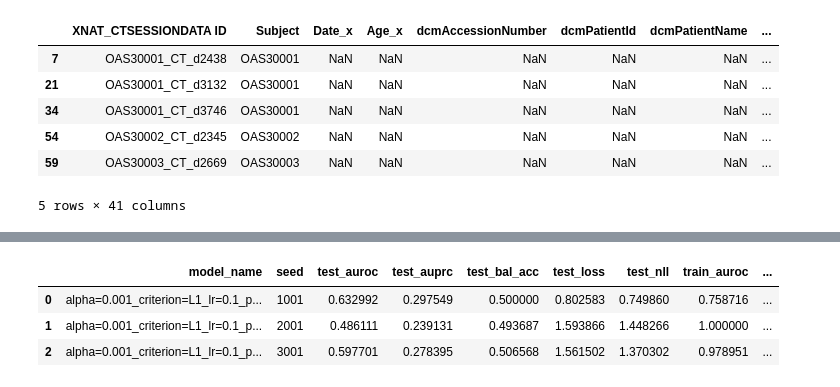
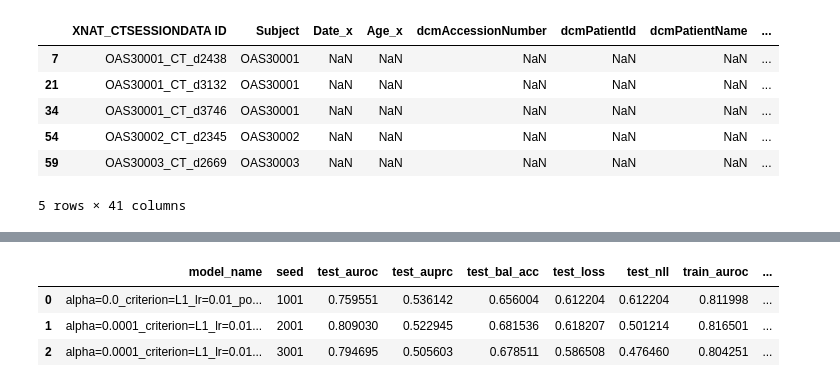
Before and after one commit to ethanharvey98/pooling, a Jupyter notebook: notebooks/oasis-3_ct.ipynb, the cells around one changed output, grey strips where cells are left out. Saved outputs shown, nothing was run; the diff lists cells and outputs as text; code cells hidden in the pictures.

```diff
--- a/notebooks/oasis-3_ct.ipynb
+++ b/notebooks/oasis-3_ct.ipynb
@@ -114,0 +170,17 @@ def print_job(
+# %%
+alphas = [1.0, 0.1, 0.01, 0.001, 0.0001, 1e-05, 1e-06, 0.0]
+batch_size = 4
+criterions = ['L2']
+dataset_dir = '/cluster/tufts/hugheslab/datasets/OASIS-3_MRI_numpy'
+epochs = 100
+experiments_dir = '/cluster/tufts/hugheslab/eharve06/pooling/experiments/OASIS-3_MRI_3D_ResNet-18'
+experiments_dir = '/cluster/tufts/hugheslab/eharve06/pooling/experiments/OASIS-3_MRI_OnTheDesign'
+lrs = [0.1, 0.01, 0.001, 0.0001]
+save = True
+seeds = [1001, 2001, 3001]
+weight_decay = 0.0
+
+for alpha, criterion, lr, seed in itertools.product(alphas, criterions, lrs, seeds):
+
+    print_job(alpha, batch_size, criterion, dataset_dir, epochs,
+              experiments_dir, lr, save, seed, weight_decay)
@@ -159,13 +230,14 @@ beta = 0.0
 batch_size = 64
 criterions = ['L1']
 dataset_dir = '/cluster/tufts/hugheslab/eharve06/encoded_OASIS-3_CT/ViT_B_16'
-#dataset_dir = '/cluster/tufts/hugheslab/eharve06/encoded_OASIS-3_MRI/ViT_B_16'
+dataset_dir = '/cluster/tufts/hugheslab/eharve06/encoded_OASIS-3_MRI/ViT_B_16'
 epochs = 1000
 embedding_level = False
 experiments_dir = '/cluster/tufts/hugheslab/eharve06/pooling/experiments/OASIS-3_CT_embedding_level=False'
 #experiments_dir = '/cluster/tufts/hugheslab/eharve06/pooling/experiments/OASIS-3_MRI_embedding_level=False'
+experiments_dir = '/cluster/tufts/hugheslab/eharve06/pooling/experiments/RSNA_embedding_level=True'
 lrs = [0.1, 0.01, 0.001, 0.0001]
-poolings = ['ABMIL']
+poolings = ['SmAP']
 save = True
 seeds = [1001, 2001, 3001]
 weight_decay = 0.0
@@ -199,0 +319,5 @@ print(f"{df.test_auroc.mean():.3f} +/- {df.test_auroc.std():.3f}")
+# %%
+temp_df = pd.read_csv(f"{experiments_dir}/alpha=0.0_criterion=L2_lr=0.01_seed=1001.csv")
+
+plt.plot(temp_df.epoch, temp_df.train_auroc)
+plt.plot(temp_df.epoch, temp_df.val_auroc)
@@ -213,12 +355,18 @@ batch_size = 64
 criterions = ['L1']
 dataset_dir = '/cluster/tufts/hugheslab/eharve06/encoded_OASIS-3_CT/ViT_B_16'
 dataset_dir = '/cluster/tufts/hugheslab/eharve06/encoded_OASIS-3_MRI/ViT_B_16'
+dataset_dir = '/cluster/tufts/hugheslab/eharve06/encoded_OASIS-3_MRI/ConvNeXt_Tiny'
+dataset_dir = '/cluster/tufts/hugheslab/eharve06/encoded_OASIS-3_MRI/MedSAM'
+dataset_dir = '/cluster/tufts/hugheslab/eharve06/encoded_OASIS-3_MRI/MedSAM_neck=False'
 epochs = 1000
 embedding_level = True
 experiments_dir = '/cluster/tufts/hugheslab/eharve06/pooling/experiments/OASIS-3_CT_embedding_level=True'
 experiments_dir = '/cluster/tufts/hugheslab/eharve06/pooling/experiments/OASIS-3_MRI_embedding_level=True'
+experiments_dir = '/cluster/tufts/hugheslab/eharve06/pooling/experiments/OASIS-3_MRI_embedding_level=True_encoder=ConvNeXt-Tiny'
+experiments_dir = '/cluster/tufts/hugheslab/eharve06/pooling/experiments/OASIS-3_MRI_embedding_level=True_encoder=MedSAM'
+experiments_dir = '/cluster/tufts/hugheslab/eharve06/pooling/experiments/OASIS-3_MRI_embedding_level=True_encoder=MedSAM_neck=False'
 lrs = [0.1, 0.01, 0.001, 0.0001]
-poolings = ['Max', 'Mean', 'ABMIL', 'TransMIL']
+poolings = ['Max', 'Mean', 'ABMIL', 'TransMIL', 'SmAP']
 save = True
 seeds = [1001, 2001, 3001]
 weight_decay = 0.0
@@ -253,37 +383,40 @@ beta = 0.0
 batch_size = 64
 criterions = ['L1']
 dataset_dir = '/cluster/tufts/hugheslab/eharve06/encoded_OASIS-3_CT/ViT_B_16'
-#dataset_dir = '/cluster/tufts/hugheslab/eharve06/encoded_OASIS-3_MRI/ViT_B_16'
+dataset_dir = '/cluster/tufts/hugheslab/eharve06/encoded_OASIS-3_MRI/ViT_B_16'
 epochs = 1000
 embedding_level = True
 experiments_dir = '/cluster/tufts/hugheslab/eharve06/pooling/experiments/OASIS-3_CT_embedding_level=True'
-#experiments_dir = '/cluster/tufts/hugheslab/eharve06/pooling/experiments/OASIS-3_MRI_embedding_level=True'
+experiments_dir = '/cluster/tufts/hugheslab/eharve06/pooling/experiments/OASIS-3_MRI_embedding_level=True'
+experiments_dir = '/cluster/tufts/hugheslab/eharve06/pooling/experiments/OASIS-3_MRI_embedding_level=True_encoder=ConvNeXt-Tiny'
+#experiments_dir = '/cluster/tufts/hugheslab/eharve06/pooling/experiments/OASIS-3_MRI_embedding_level=True_encoder=MedSAM'
+experiments_dir = '/cluster/tufts/hugheslab/eharve06/pooling/experiments/OASIS-3_MRI_embedding_level=True_encoder=MedSAM_neck=False'
 lrs = [0.1, 0.01, 0.001, 0.0001]
-poolings = ['ABMIL']
+poolings = ['SmAP']
 save = True
 seeds = [1001, 2001, 3001]
 weight_decay = 0.0
 
 columns = ['model_name', 'seed', 'test_auroc', 'test_auprc', 'test_bal_acc', 'test_loss', 'test_nll', 'train_auroc', 'train_auprc', 'train_bal_acc', 'train_loss', 'train_nll', 'val_auroc', 'val_auprc', 'val_bal_acc', 'val_loss', 'val_nll']
 df = pd.DataFrame(columns=columns)
 
 for alpha, criterion, lr, pooling, seed in itertools.product(alphas, criterions, lrs, poolings, seeds):
 
     model_name = f'alpha={alpha}_criterion={criterion}_lr={lr}_pooling={pooling}_seed={seed}'
 
     if os.path.exists(f'{experiments_dir}/{model_name}.csv'):
         temp_df = pd.read_csv(f'{experiments_dir}/{model_name}.csv')
         if len(temp_df[temp_df.train_auroc > temp_df.val_auroc]):
             index = temp_df[temp_df.train_auroc > temp_df.val_auroc].val_auroc.idxmax()
             row = [model_name, seed, temp_df.test_auroc.values[index], temp_df.test_auprc.values[index], temp_df.test_bal_acc.values[index], temp_df.test_loss.values[index], temp_df.test_nll.values[index], temp_df.train_auroc.values[index], temp_df.train_auprc.values[index], temp_df.train_bal_acc.values[index], temp_df.train_loss.values[index], temp_df.train_nll.values[index], temp_df.val_auroc.values[index], temp_df.val_auprc.values[index], temp_df.val_bal_acc.values[index], temp_df.val_loss.values[index], temp_df.val_nll.values[index]]
             df.loc[len(df)] = row
 
 indices = df.groupby(['seed'])['val_auroc'].idxmax()
 df = df.loc[indices].reset_index(drop=True)
 
 df.head()
 # %% [output]
 |  | model_name | seed | test_auroc | test_auprc | test_bal_acc | test_loss | test_nll | train_auroc | ... |
-| 0 | alpha=0.001_criterion=L1_lr=0.1_p... | 1001 | 0.632992 | 0.297549 | 0.500000 | 0.802583 | 0.749860 | 0.758716 | ... |
-| 1 | alpha=0.001_criterion=L1_lr=0.1_p... | 2001 | 0.486111 | 0.239131 | 0.493687 | 1.593866 | 1.448266 | 1.000000 | ... |
-| 2 | alpha=0.001_criterion=L1_lr=0.1_p... | 3001 | 0.597701 | 0.278395 | 0.506568 | 1.561502 | 1.370302 | 0.978951 | ... |
+| 0 | alpha=0.0_criterion=L1_lr=0.01_po... | 1001 | 0.759551 | 0.536142 | 0.656004 | 0.612204 | 0.612204 | 0.811998 | ... |
+| 1 | alpha=0.0001_criterion=L1_lr=0.01... | 2001 | 0.809030 | 0.522945 | 0.681536 | 0.618207 | 0.501214 | 0.816501 | ... |
+| 2 | alpha=0.0001_criterion=L1_lr=0.01... | 3001 | 0.794695 | 0.505603 | 0.678511 | 0.586508 | 0.476460 | 0.804251 | ... |
```
Also changed, not shown: parts of 22 cells of this notebook, 53 other files.
